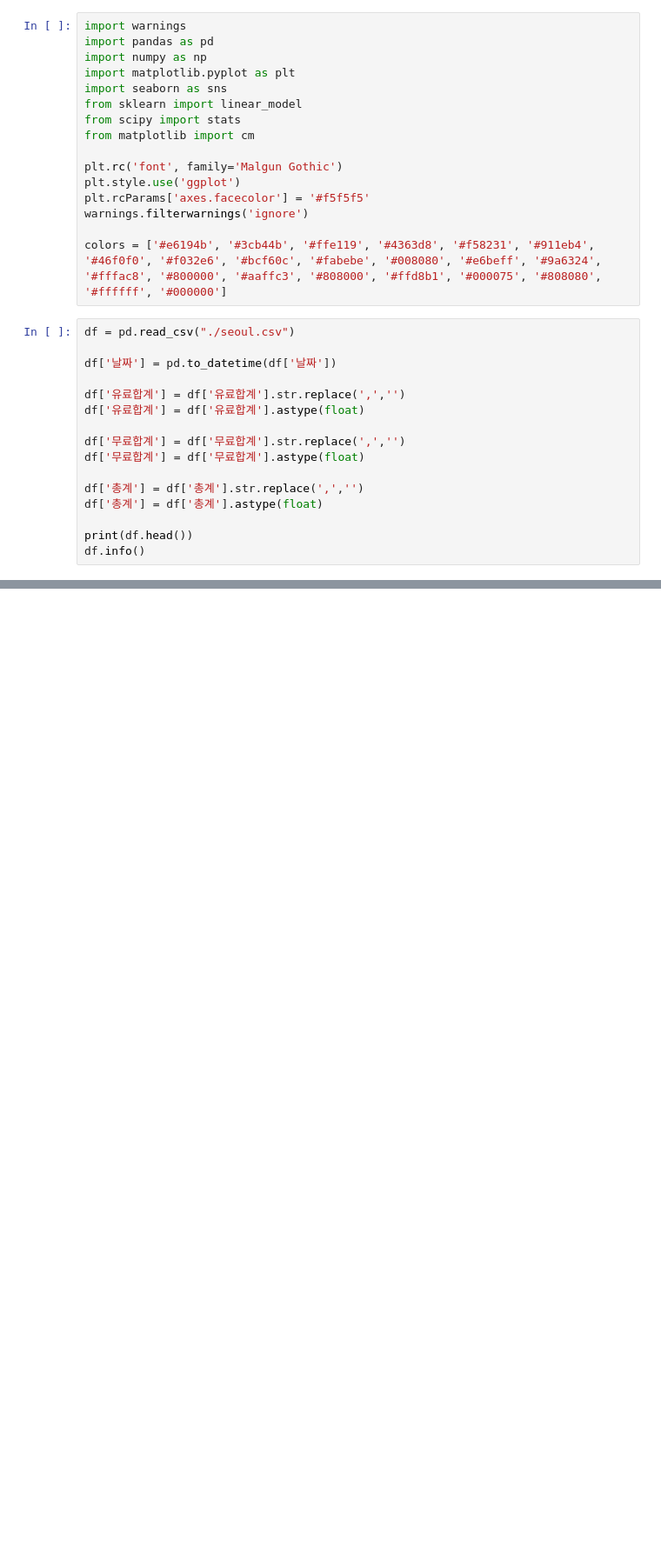
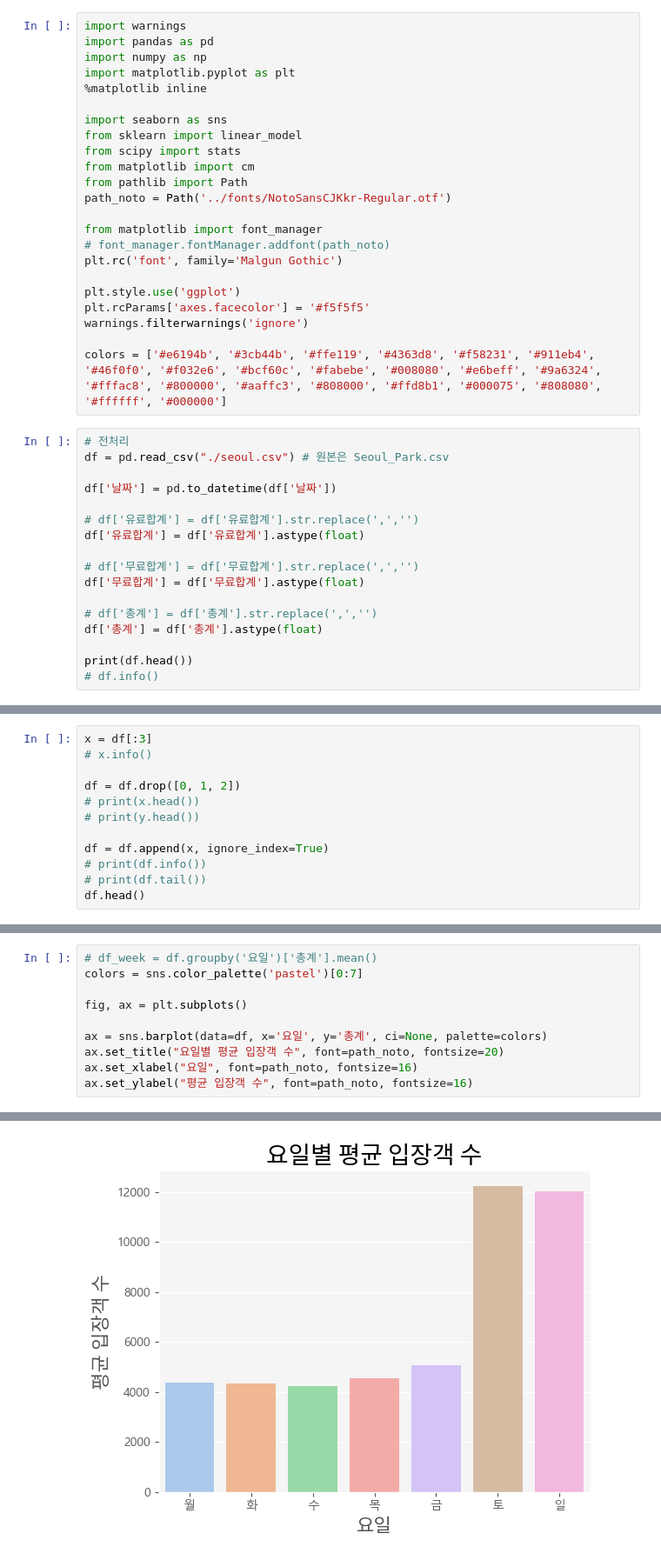
Before and after one commit to jpjun8/C3cube, a Jupyter notebook: DA_Nocode/seoul/seoul.ipynb, the cells around one changed output, grey strips where cells are left out. Shown at 87% size. Drawn from its saved outputs; the diff is of its cells as text; blank space fills up the shorter version.

```diff
--- a/DA_Nocode/seoul/seoul.ipynb
+++ b/DA_Nocode/seoul/seoul.ipynb
@@ -3,33 +3,41 @@ import warnings
 import pandas as pd
 import numpy as np
 import matplotlib.pyplot as plt
+%matplotlib inline
+
 import seaborn as sns
 from sklearn import linear_model
 from scipy import stats
 from matplotlib import cm
+from pathlib import Path
+path_noto = Path('../fonts/NotoSansCJKkr-Regular.otf')
 
+from matplotlib import font_manager
+# font_manager.fontManager.addfont(path_noto)
 plt.rc('font', family='Malgun Gothic')
+
 plt.style.use('ggplot')
 plt.rcParams['axes.facecolor'] = '#f5f5f5'
 warnings.filterwarnings('ignore')
 
 colors = ['#e6194b', '#3cb44b', '#ffe119', '#4363d8', '#f58231', '#911eb4', '#46f0f0', '#f032e6', '#bcf60c', '#fabebe', '#008080', '#e6beff', '#9a6324', '#fffac8', '#800000', '#aaffc3', '#808000', '#ffd8b1', '#000075', '#808080', '#ffffff', '#000000']
 # %%
-df = pd.read_csv("./seoul.csv")
+# 전처리
+df = pd.read_csv("./seoul.csv") # 원본은 Seoul_Park.csv
 
 df['날짜'] = pd.to_datetime(df['날짜'])
 
-df['유료합계'] = df['유료합계'].str.replace(',','')
+# df['유료합계'] = df['유료합계'].str.replace(',','')
 df['유료합계'] = df['유료합계'].astype(float)
 
-df['무료합계'] = df['무료합계'].str.replace(',','')
+# df['무료합계'] = df['무료합계'].str.replace(',','')
 df['무료합계'] = df['무료합계'].astype(float)
 
-df['총계'] = df['총계'].str.replace(',','')
+# df['총계'] = df['총계'].str.replace(',','')
 df['총계'] = df['총계'].astype(float)
 
 print(df.head())
-df.info()
+# df.info()
 # %% [output]
           날짜 요일  공휴일     날씨    유료합계    무료합계      총계
 0 2016-01-01  금    1  구름 조금  3359.0  1023.0  4382.0
@@ -53,0 +53,12 @@ memory usage: 59.5+ KB
+# %%
+x = df[:3]
+# x.info()
+
+df = df.drop([0, 1, 2])
+# print(x.head())
+# print(y.head())
+
+df = df.append(x, ignore_index=True)
+# print(df.info())
+# print(df.tail())
+df.head()
@@ -53,0 +91,11 @@ memory usage: 59.5+ KB
+# %%
+# df_week = df.groupby('요일')['총계'].mean()
+colors = sns.color_palette('pastel')[0:7]
+
+fig, ax = plt.subplots()
+
+ax = sns.barplot(data=df, x='요일', y='총계', ci=None, palette=colors)
+ax.set_title("요일별 평균 입장객 수", font=path_noto, fontsize=20)
+ax.set_xlabel("요일", font=path_noto, fontsize=16)
+ax.set_ylabel("평균 입장객 수", font=path_noto, fontsize=16)
+# %% [output]
@@ -53,0 +103 @@ memory usage: 59.5+ KB
+[figure, added]
```
Also changed, not shown: parts of 16 cells of this notebook, 17 other files.
